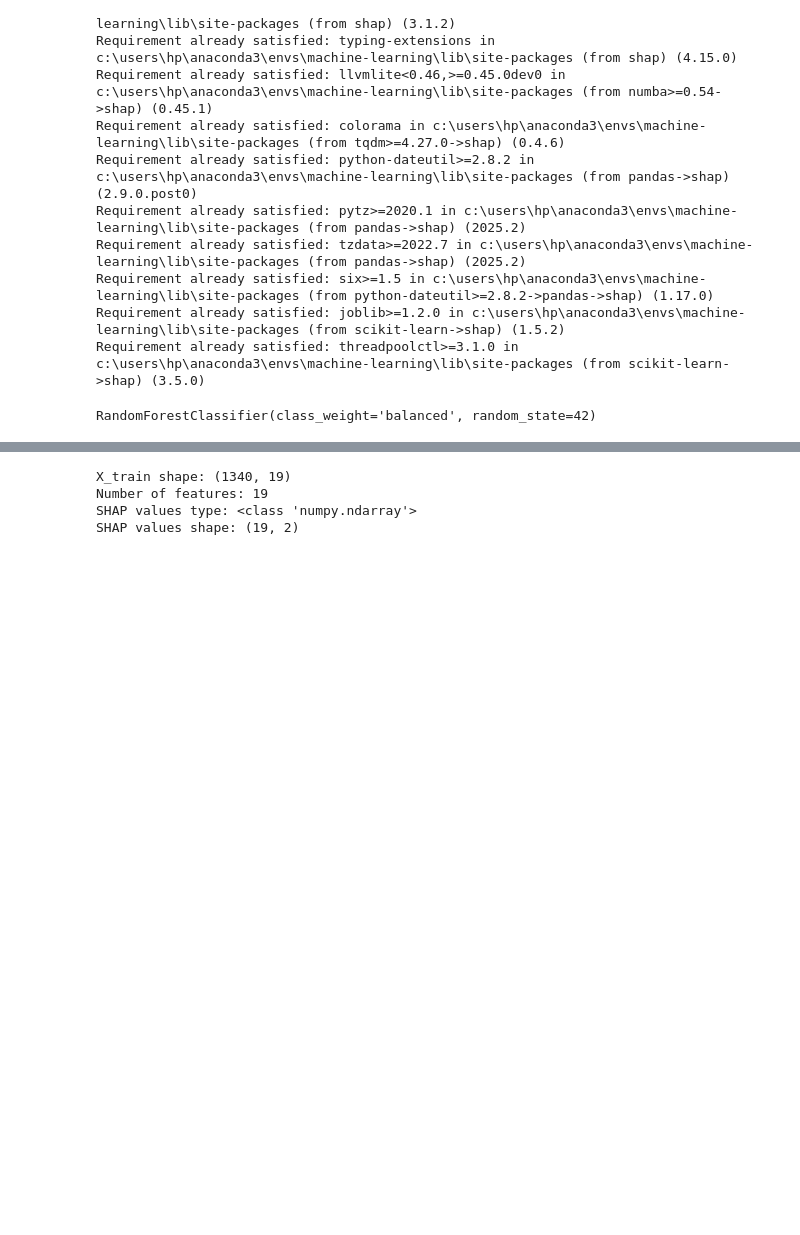
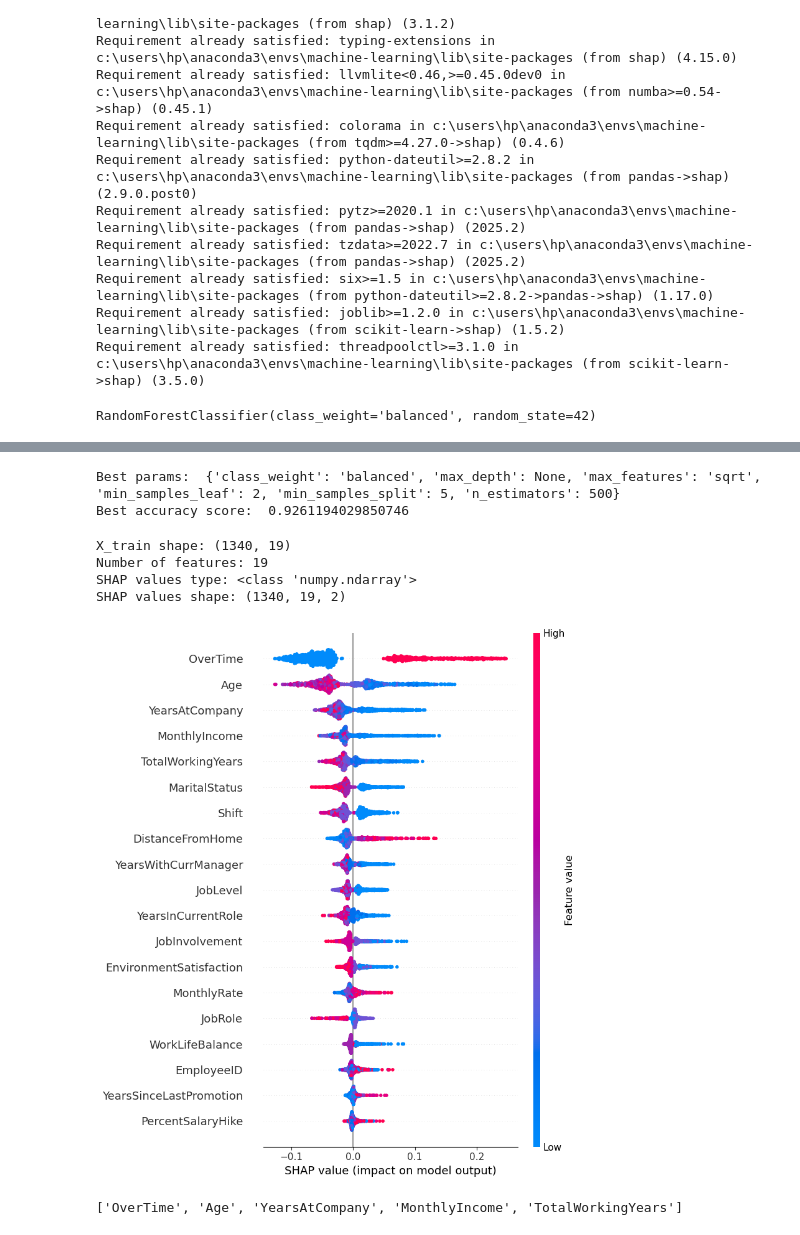
Before and after one commit to Kovindu555/Employee-Attrition-Multiclass-Prediction, a Jupyter notebook: Feature_Interpretation.ipynb, the cells around one changed output, grey strips where cells are left out. Cells and saved outputs as stored; diff of their text form; code cells hidden in the pictures; blank space fills up the shorter version.

Commit message:
Retrieved SHAP values for OG dataset and built functions to plug-in new data

```diff
--- a/Feature_Interpretation.ipynb
+++ b/Feature_Interpretation.ipynb
@@ -73,23 +86,52 @@ Fitting 5 folds for each of 216 candidates, totalling 1080 fits
+# %%
+# Viewing the best fitting params
+print("Best params: ", grid_search.best_params_)
+print("Best accuracy score: ", grid_search.best_score_)
+
+# Extracting the best model
+tuned_rfc = grid_search.best_estimator_
+# %% [output]
+Best params:  {'class_weight': 'balanced', 'max_depth': None, 'max_features': 'sqrt', 'min_samples_leaf': 2, 'min_samples_split': 5, 'n_estimators': 500}
+Best accuracy score:  0.9261194029850746
 # %%
 # Compute SHAP values
-explainer = shap.TreeExplainer(rfc)
+explainer = shap.TreeExplainer(
+    tuned_rfc,
+    X_train,
+    feature_perturbation="interventional"
+)
 
-shap_values = explainer.shap_values(X_train)[1]
-mean_abs_shap_values = np.abs(shap_values).mean(axis=0)
+shap_values = explainer.shap_values(X_train)
+
+if isinstance(shap_values, list):
+    shap_attrition = shap_values[1]
+else:
+    shap_attrition = shap_values[:, :, 1]
+
+
+mean_abs_shap_values = np.abs(shap_attrition).mean(axis=0)
 
 print("X_train shape:", X_train.shape)
 print("Number of features:", len(X_train.columns))
 print("SHAP values type:", type(shap_values))
 print("SHAP values shape:", np.array(shap_values).shape)
 
-# shap_importance = (
-#     pd.DataFrame({
-#         'Feature': X_train.columns,
-#         'MeanAbsSHAP': mean_abs_shap_values
-#     }).sort_values(by='MeanAbsSHAP', ascending=False)
-# )
+shap_importance = (
+    pd.DataFrame({
+        'feature': X_train.columns,
+        'mean_abs_shap': mean_abs_shap_values
+    }).sort_values(by='mean_abs_shap', ascending=False)
+)
+
+shap.summary_plot(shap_attrition, X_train)
 # %% [output]
 X_train shape: (1340, 19)
 Number of features: 19
 SHAP values type: <class 'numpy.ndarray'>
-SHAP values shape: (19, 2)
+SHAP values shape: (1340, 19, 2)
+[figure, added]
+# %%
+top_features = shap_importance["feature"].head(5).tolist()
+top_features
+# %% [output]
+['OverTime', 'Age', 'YearsAtCompany', 'MonthlyIncome', 'TotalWorkingYears']
```
Also changed, not shown: parts of 5 cells of this notebook, 1 other file.
